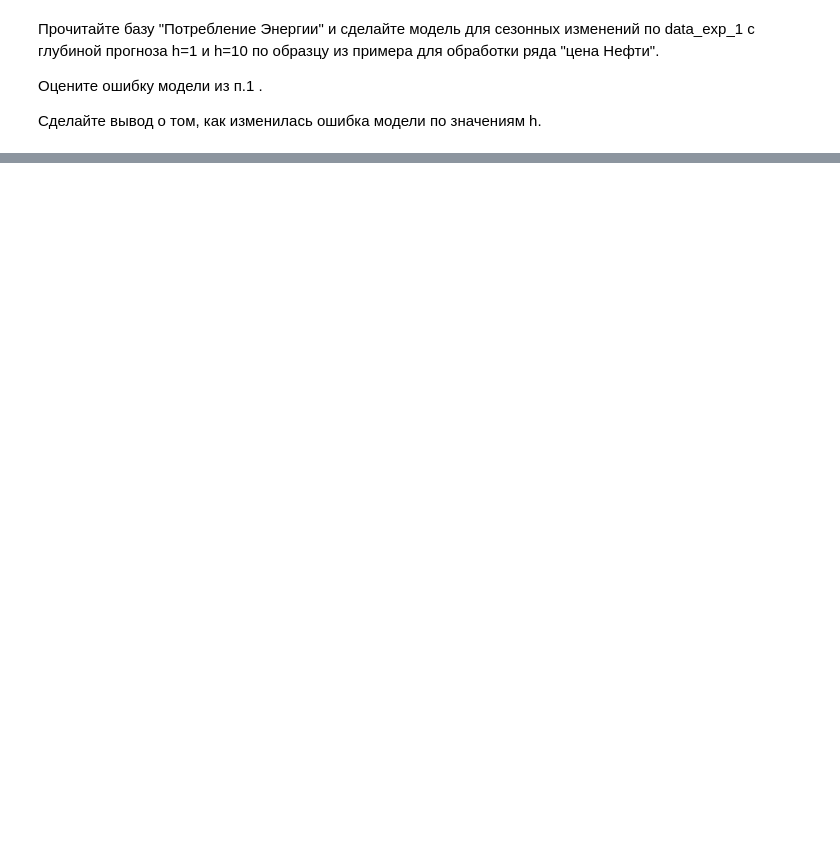
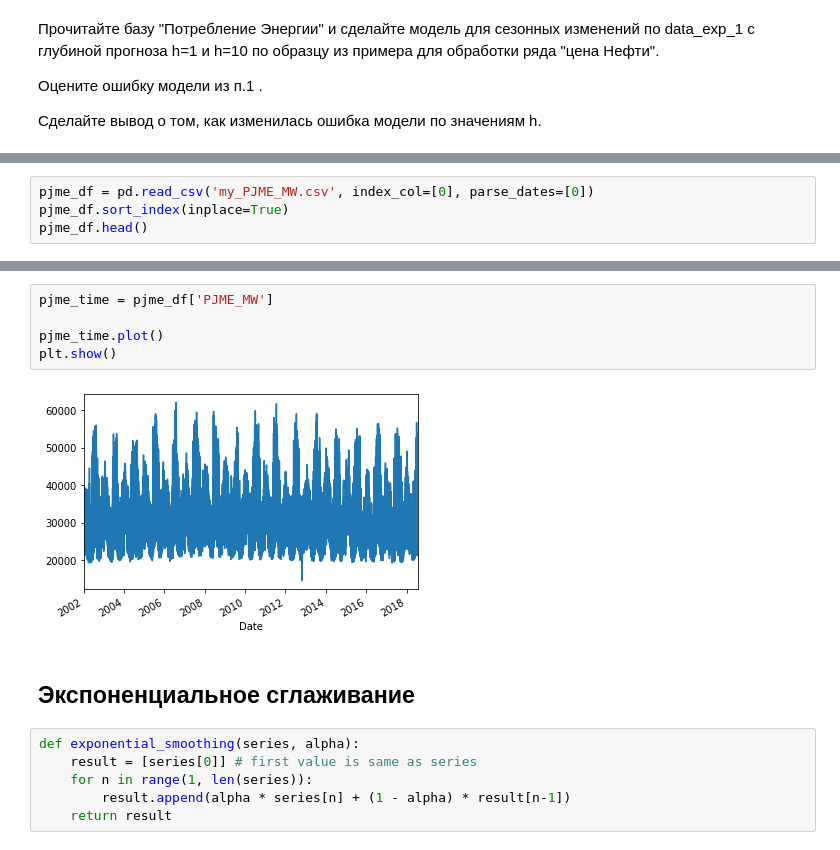
Before and after one commit to Svetorus/Time-Series, a Jupyter notebook: TS_2.ipynb, the cells around one changed output, grey strips where cells are left out. Drawn from its saved outputs; the diff is of its cells as text; blank space fills up the shorter version.

```diff
--- a/TS_2.ipynb
+++ b/TS_2.ipynb
@@ -224,0 +18,4 @@ print('ошибка градиентного бустинга :  ', er_g, '%')
+# %%
+pjme_df = pd.read_csv('my_PJME_MW.csv', index_col=[0], parse_dates=[0])
+pjme_df.sort_index(inplace=True)
+pjme_df.head()
@@ -224,0 +30,15 @@ print('ошибка градиентного бустинга :  ', er_g, '%')
+# %%
+pjme_time = pjme_df['PJME_MW']
+
+pjme_time.plot()
+plt.show()
+# %% [output]
+[figure, added]
+# %% [markdown]
+## Экспоненциальное сглаживание
+# %%
+def exponential_smoothing(series, alpha):
+    result = [series[0]] # first value is same as series
+    for n in range(1, len(series)):
+        result.append(alpha * series[n] + (1 - alpha) * result[n-1])
+    return result
```
Also changed, not shown: parts of 37 cells of this notebook.
